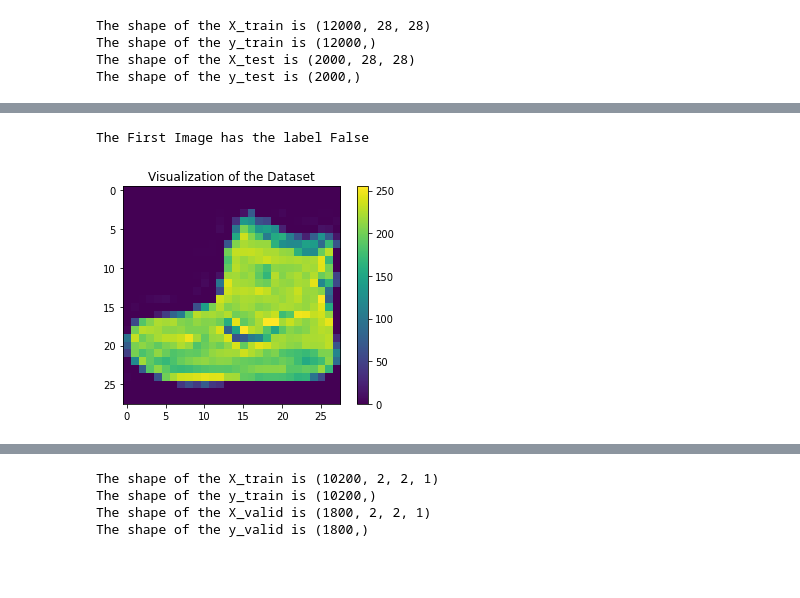
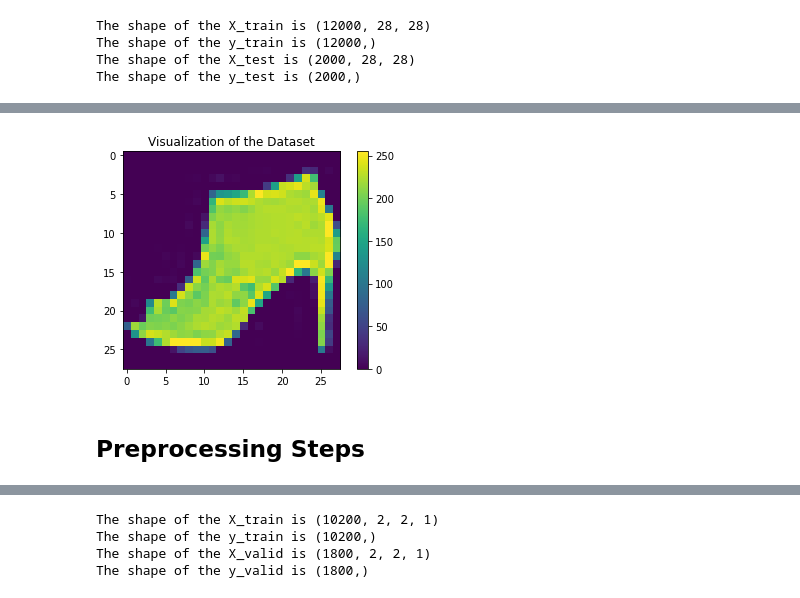
Before and after one commit to ntyukaev/qml, a Jupyter notebook: qml.ipynb, the cells around one changed output, grey strips where cells are left out. Cells and saved outputs as stored; diff of their text form; code cells hidden in the pictures; blank space fills up the shorter version.

```diff
--- a/qml.ipynb
+++ b/qml.ipynb
@@ -27,16 +27,8 @@ from tensorflow.keras.datasets import fashion_mnist as dataset
 (X_train, y_train), (X_test, y_test) = dataset.load_data()
 # %%
 def filter_data(x, y):
-  """
-  Helper Function to filter the dataset
-  """
-  #filter the data using labels
   keep = (y == 5) | (y == 9)
   x, y = x[keep], y[keep]
-
-  # convert labels to boolean
-  # y = True if y==5
-  # y = False if y==9
   y = y == 5
   return x,y
 # %%
@@ -58,10 +57,10 @@ The shape of the y_test is (2000,)
 # %%
-print("The First Image has the label {}".format(y_train[0]))
-plt.imshow(X_train[0])
+plt.imshow(X_train[15])
 plt.colorbar()
 plt.title('Visualization of the Dataset')
 plt.show()
 # %% [output]
-The First Image has the label False
-[figure, old version]
+[figure, new version]
+# %% [markdown]
+## Preprocessing Steps
 # %%
```
Also changed, not shown: parts of 29 cells of this notebook, 1 other file.
